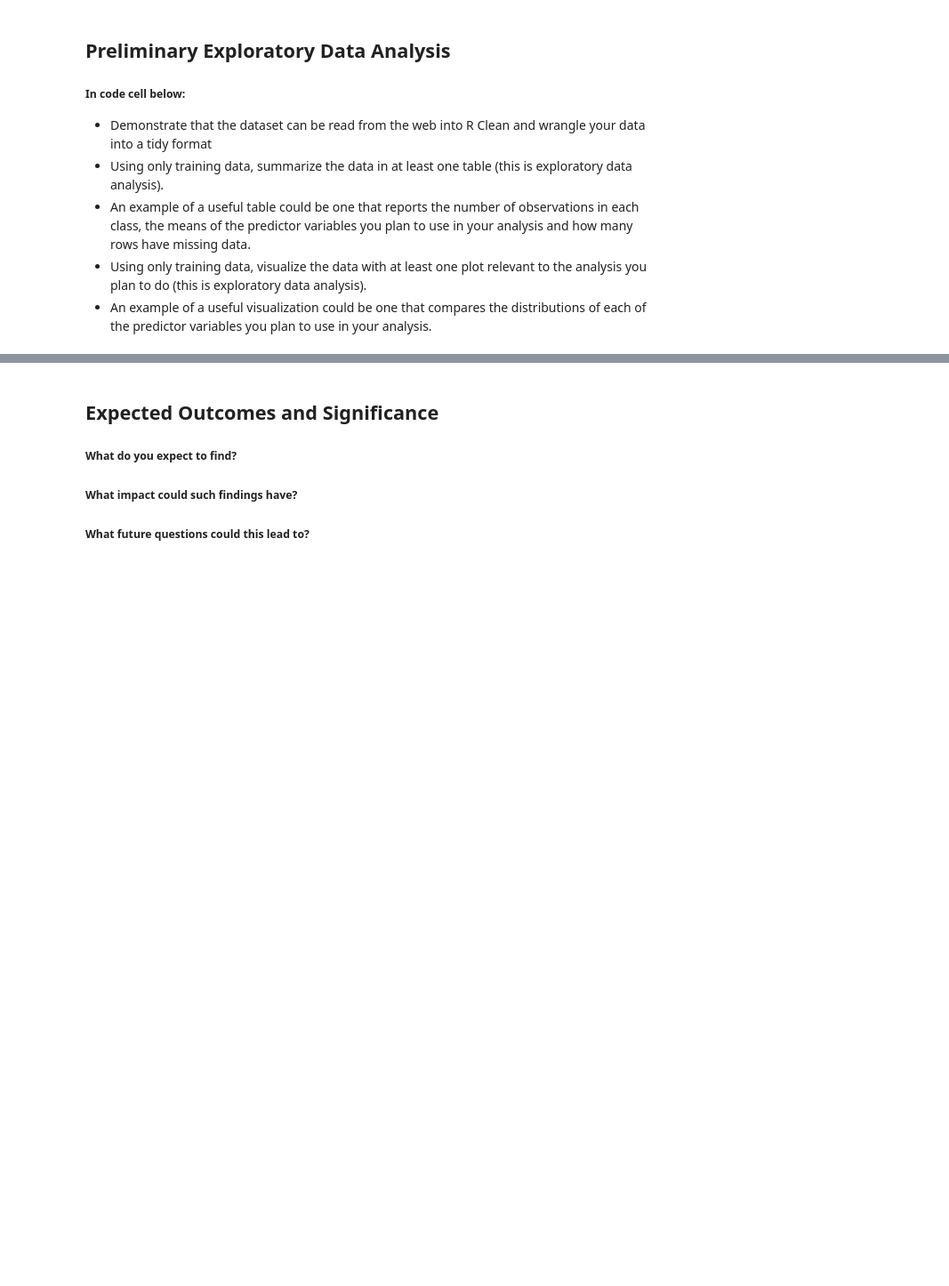
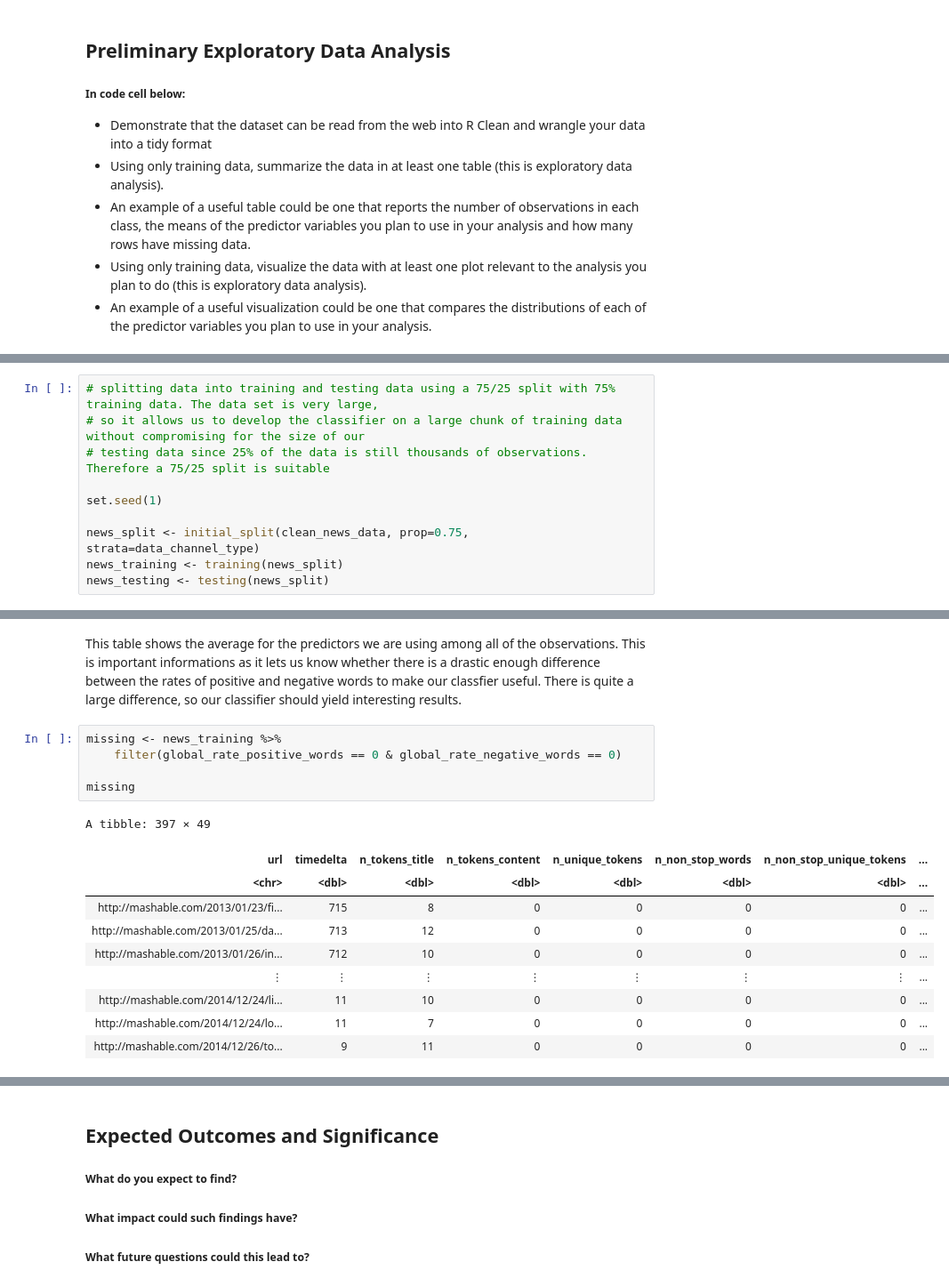
Before and after one commit to mahdiheydar/DSCI100Project, a Jupyter notebook: Proposal.ipynb, the cells around one changed output, grey strips where cells are left out. Shown at 89% size. Saved outputs shown, nothing was run; the diff lists cells and outputs as text; blank space fills up the shorter version.

```diff
--- a/Proposal.ipynb
+++ b/Proposal.ipynb
@@ -34,0 +143,10 @@ hello
+# %%
+# splitting data into training and testing data using a 75/25 split with 75% training data. The data set is very large,
+# so it allows us to develop the classifier on a large chunk of training data without compromising for the size of our
+# testing data since 25% of the data is still thousands of observations. Therefore a 75/25 split is suitable
+
+set.seed(1)
+
+news_split <- initial_split(clean_news_data, prop=0.75, strata=data_channel_type)
+news_training <- training(news_split)
+news_testing <- testing(news_split)
@@ -34,0 +181,18 @@ hello
+# %% [markdown]
+This table shows the average for the predictors we are using among all of the observations. This is important informations as it lets us know whether there is a drastic enough difference between the rates of positive and negative words to make our classfier useful. There is quite a large difference, so our classifier should yield interesting results.
+# %%
+missing <- news_training %>%
+    filter(global_rate_positive_words == 0 & global_rate_negative_words == 0)
+
+missing
+# %% [output]
+A tibble: 397 × 49
+| url | timedelta | n_tokens_title | n_tokens_content | n_unique_tokens | n_non_stop_words | n_non_stop_unique_tokens | ... |
+| <chr> | <dbl> | <dbl> | <dbl> | <dbl> | <dbl> | <dbl> | ... |
+| http://mashable.com/2013/01/23/fi... | 715 | 8 | 0 | 0 | 0 | 0 | ... |
+| http://mashable.com/2013/01/25/da... | 713 | 12 | 0 | 0 | 0 | 0 | ... |
+| http://mashable.com/2013/01/26/in... | 712 | 10 | 0 | 0 | 0 | 0 | ... |
+| ⋮ | ⋮ | ⋮ | ⋮ | ⋮ | ⋮ | ⋮ | ... |
+| http://mashable.com/2014/12/24/li... | 11 | 10 | 0 | 0 | 0 | 0 | ... |
+| http://mashable.com/2014/12/24/lo... | 11 | 7 | 0 | 0 | 0 | 0 | ... |
+| http://mashable.com/2014/12/26/to... | 9 | 11 | 0 | 0 | 0 | 0 | ... |
```
Also changed, not shown: parts of 14 cells of this notebook, 2 other files.
